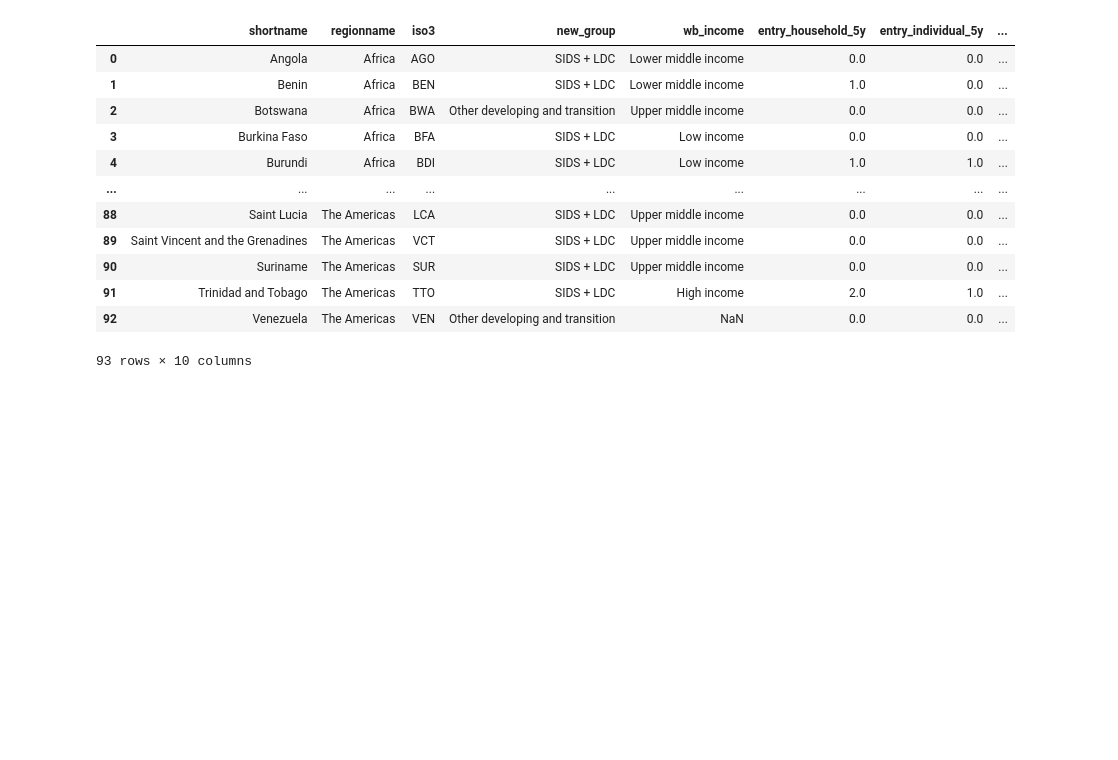
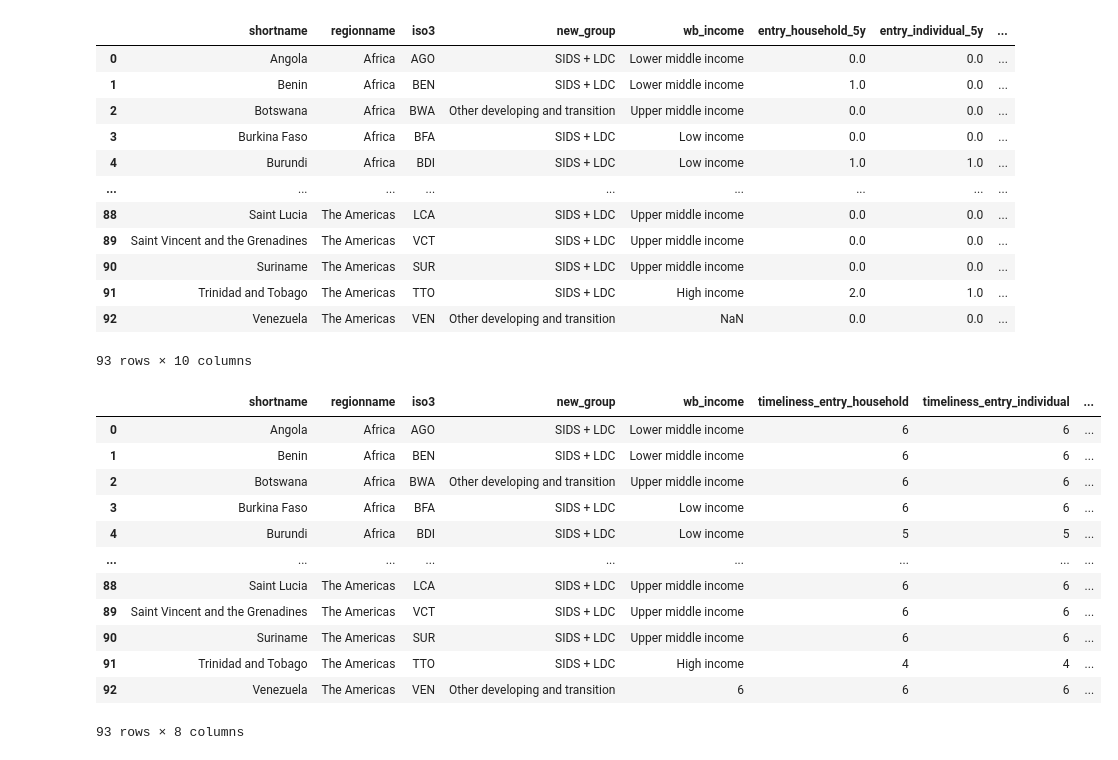
Before and after one commit to dianakorka/statistical_capacity, a Jupyter notebook: HH_capacity_index.ipynb, the cells around one changed output. Cells and saved outputs as stored; diff of their text form; code cells hidden in the pictures; blank space fills up the shorter version.

```diff
--- a/HH_capacity_index.ipynb
+++ b/HH_capacity_index.ipynb
@@ -3679,3 +3712,36 @@ df[['shortname',
 | 91 | Trinidad and Tobago | The Americas | TTO | SIDS + LDC | High income | 2.0 | 1.0 | ... |
 | 92 | Venezuela | The Americas | VEN | Other developing and transition | NaN | 0.0 | 0.0 | ... |
 93 rows × 10 columns
+# %%
+# leave expenditure asside
+
+df[['shortname',
+ 'regionname', 'iso3', 'new_group', 'wb_income', 'timeliness_entry_household',
+    'timeliness_entry_individual',
+    #'timeliness_disaggregated_household',
+    'timeliness_disaggregated_individual',
+    #'timeliness_expenditure'
+    ]][
+        ((df.regionname != 'Other Economies') & (df.new_group != 'Developed-OECD') & (df.shortname.notna() )) &
+        ((df.entry_household_5y <1) |
+         (df.entry_individual_5y <1) |
+         (df.disaggregated_household_5y <1) |
+         (df.disaggregated_individual_5y <1) )
+        ].sort_values (by=['regionname', 'shortname']
+                       ).reset_index(
+    drop=True
+).fillna(6)
+# %% [output]
+|  | shortname | regionname | iso3 | new_group | wb_income | timeliness_entry_household | timeliness_entry_individual | ... |
+| 0 | Angola | Africa | AGO | SIDS + LDC | Lower middle income | 6 | 6 | ... |
+| 1 | Benin | Africa | BEN | SIDS + LDC | Lower middle income | 6 | 6 | ... |
+| 2 | Botswana | Africa | BWA | Other developing and transition | Upper middle income | 6 | 6 | ... |
+| 3 | Burkina Faso | Africa | BFA | SIDS + LDC | Low income | 6 | 6 | ... |
+| 4 | Burundi | Africa | BDI | SIDS + LDC | Low income | 5 | 5 | ... |
+| ... | ... | ... | ... | ... | ... | ... | ... | ... |
+| 88 | Saint Lucia | The Americas | LCA | SIDS + LDC | Upper middle income | 6 | 6 | ... |
+| 89 | Saint Vincent and the Grenadines | The Americas | VCT | SIDS + LDC | Upper middle income | 6 | 6 | ... |
+| 90 | Suriname | The Americas | SUR | SIDS + LDC | Upper middle income | 6 | 6 | ... |
+| 91 | Trinidad and Tobago | The Americas | TTO | SIDS + LDC | High income | 4 | 4 | ... |
+| 92 | Venezuela | The Americas | VEN | Other developing and transition | 6 | 6 | 6 | ... |
+93 rows × 8 columns
```
Also changed, not shown: parts of 8 cells of this notebook.
